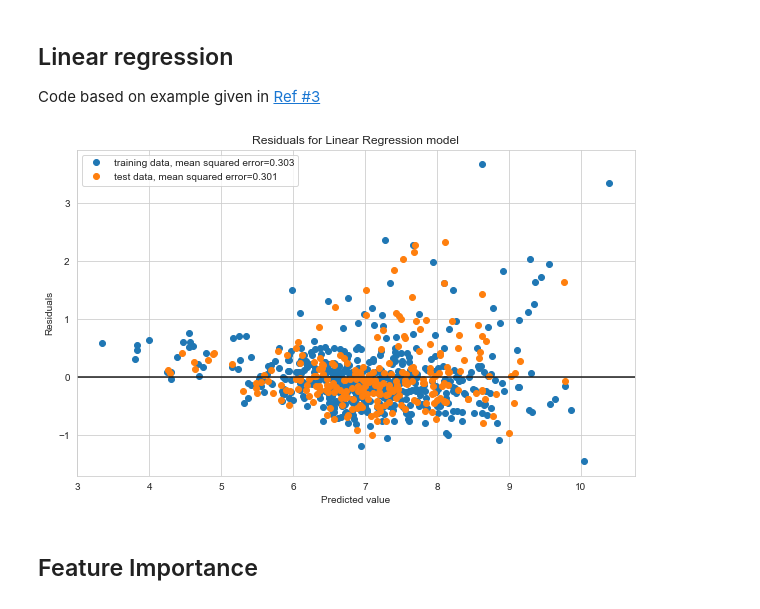
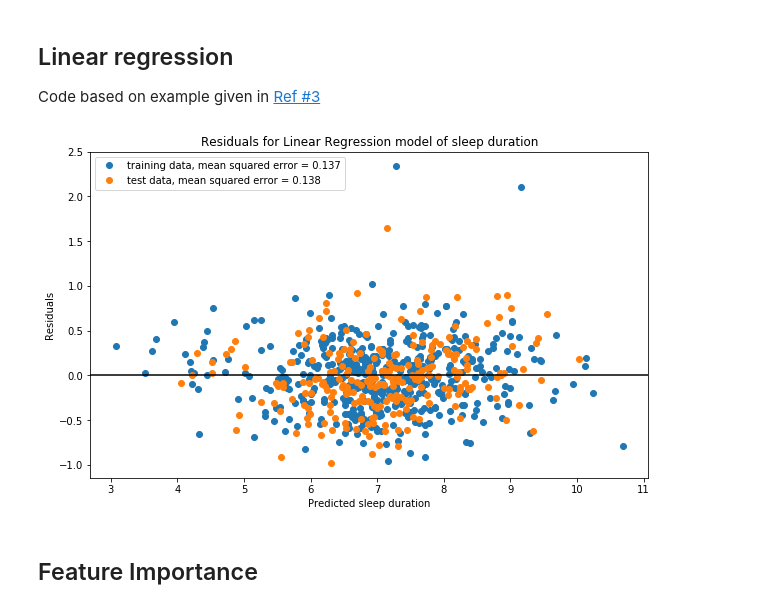
Before and after one commit to Amita22/Machine-Learning-Fitbit-Sleep, a Jupyter notebook: analysis.ipynb, the cells around one changed output. Drawn from its saved outputs; the diff is of its cells as text; code cells hidden in the pictures.

Commit message:
Using more pandas to clean up the data processing

```diff
--- a/analysis.ipynb
+++ b/analysis.ipynb
@@ -506,25 +434,3 @@ correlation: 0.5854753798855707 for Sleep duration vs. Stop time
-# %%
-import pandas as pd
-
-df = pd.DataFrame({'sleep duration':sleep_list,
-                  'sleep start time':start_time_seconds_list,
-                  'sleep stop time':stop_time_seconds_list,
-                    'heart zone below one':heart_below_one_list,
-                    'heart zone one':heart_zone_one_list,
-                    'heart zone two':heart_zone_two_list,
-                    'heart zone three':heart_zone_three_list,
-                    'lightly active':lightly_active_list,
-                    'moderately active':moderately_active_list,
-                    'very active':very_active_list,
-                    'sedentary':sedentary_list,
-                    'stairs':stairs_list,
-                    'calories':calories_list,
-                    #'steps':steps_list,
-                    'distance':distance_list,
-                    'weekday':weekday_list,
-                    'month':month_list,
-                    'temperature max':temp_max_list,
-                    'temperature min':temp_min_list})
 # %% [markdown]
 ## Correlation matrix
 # %%
@@ -559,38 +465,46 @@ Code based on example given in [Ref #3](#References)
 # %%
 from sklearn.model_selection import train_test_split
 from sklearn.linear_model import LinearRegression
 from sklearn.feature_selection import f_regression
 
-y = df['sleep duration']
+df_lr = df
 #X = df[['sleep start time', 'sleep stop time']]
-X = df.drop('sleep duration',axis='columns')
+df_lr = df_lr.drop('start time',axis='columns')
+df_lr = df_lr.drop('stop time',axis='columns')
+df_lr = df_lr.reset_index()
+df_lr = df_lr.drop('index',axis='columns')
+df_lr = df_lr.dropna(how='any')
+#print(df_lr)
+y = df_lr['sleep duration']
+df_lr = df_lr.drop('sleep duration',axis='columns')
+X = df_lr
 
 X_train, X_test, y_train, y_test = train_test_split(X, y, test_size=0.33, random_state=5)
 #print(X_train.shape)
 #print(X_test.shape)
 
 lm = LinearRegression()
 lm.fit(X_train, y_train)
 pred_train = lm.predict(X_train)
 pred_test = lm.predict(X_test)
 
 MSE_train = np.mean((y_train - pred_train)**2)
 MSE_test = np.mean((y_test - pred_test)**2)
 
 # Initialize the matplotlib figure
 f, ax = plt.subplots(figsize=(10, 6))
-plt.plot(pred_train, pred_train - y_train, 'o', label='training data, mean squared error={0:.3f}'.format(MSE_train))
-plt.plot(pred_test, pred_test - y_test, 'o', label='test data, mean squared error={0:.3f}'.format(MSE_test))
+plt.plot(pred_train, pred_train - y_train, 'o', label='training data, mean squared error = {0:.3f}'.format(MSE_train))
+plt.plot(pred_test, pred_test - y_test, 'o', label='test data, mean squared error = {0:.3f}'.format(MSE_test))
 ax.axhline(y=0, color='k')
 plt.legend()
-plt.title('Residuals for Linear Regression model')
-plt.xlabel('Predicted value')
+plt.title('Residuals for Linear Regression model of sleep duration')
+plt.xlabel('Predicted sleep duration')
 plt.ylabel('Residuals')
 plt.show()
 
 f_values, p_values = f_regression(X, y)
 # %% [output]
-[figure, old version]
+[figure, new version]
 # %% [markdown]
 ## Feature Importance
 # %%
```
Also changed, not shown: parts of 21 cells of this notebook, 1 other file.
